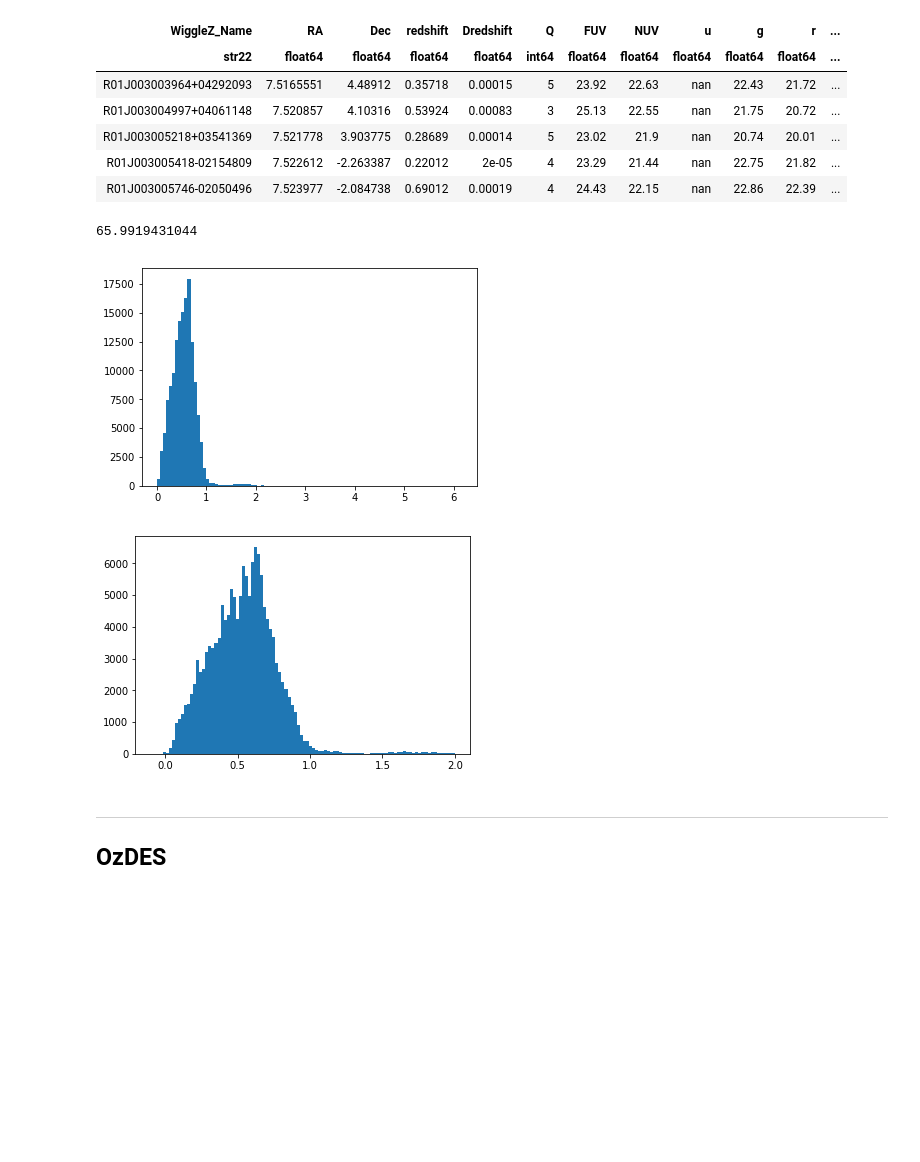
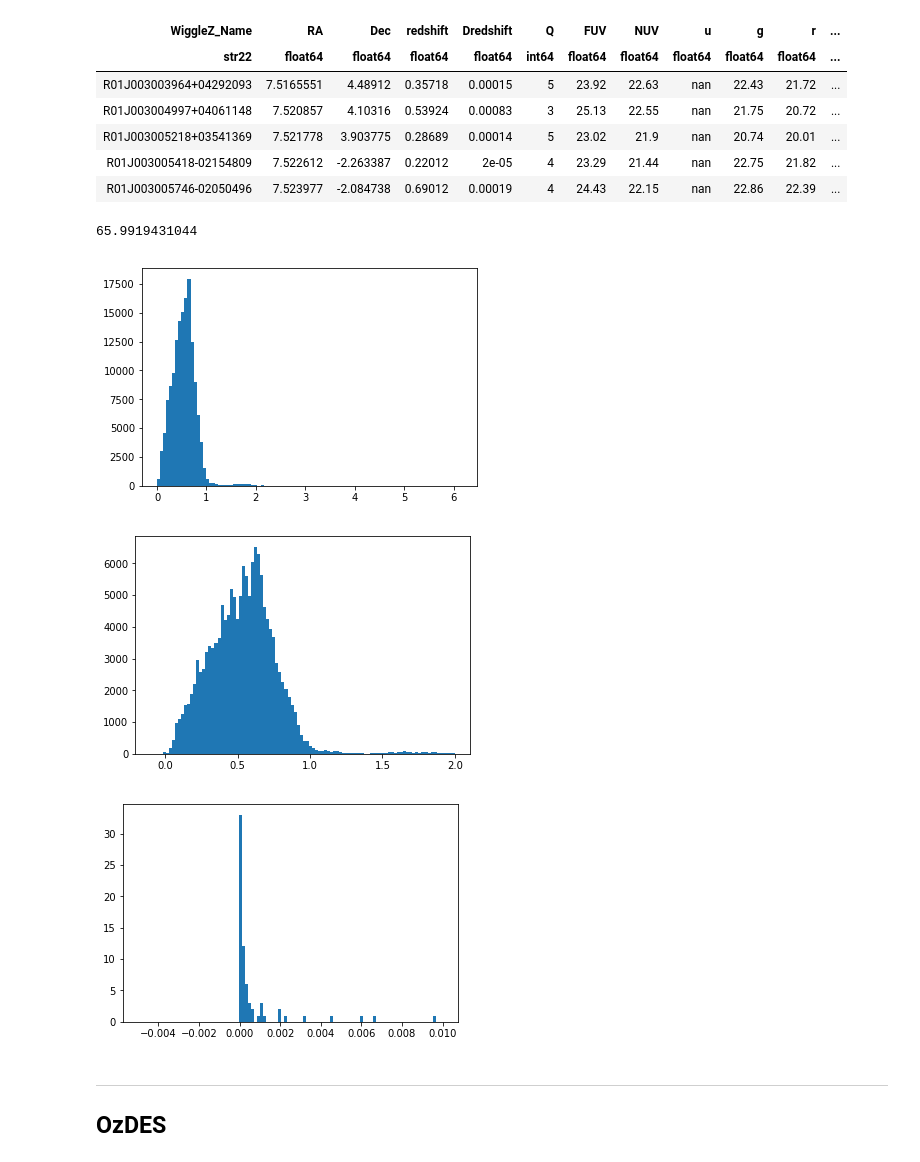
Before and after one commit to rongpu/desi-truth-table, a Jupyter notebook: notebooks/examine_specz_truth_catalogs.ipynb, the cells around one changed output. Saved outputs shown, nothing was run; the diff lists cells and outputs as text; code cells hidden in the pictures; blank space fills up the shorter version.

```diff
--- a/notebooks/examine_specz_truth_catalogs.ipynb
+++ b/notebooks/examine_specz_truth_catalogs.ipynb
@@ -84,16 +135,20 @@ cat[:5]
 # %%
 mask = ((cat['Q']==4) | (cat['Q']==5)) & (cat['redshift']>0)
 print(np.sum(mask)/len(cat)*100)
 
 plt.hist(cat['redshift'][mask], 100)
 plt.show()
 
 plt.hist(cat['redshift'][mask], 100, range=(-0.1, 2))
 plt.show()
+
+plt.hist(cat['redshift'][mask], 100, range=(-0.005, 0.01))
+plt.show()
 # %% [output]
 65.9919431044
 [figure]
 [figure]
+[figure, added]
 # %% [markdown]
 -------
 ## OzDES
```
Also changed, not shown: parts of 10 cells of this notebook.
